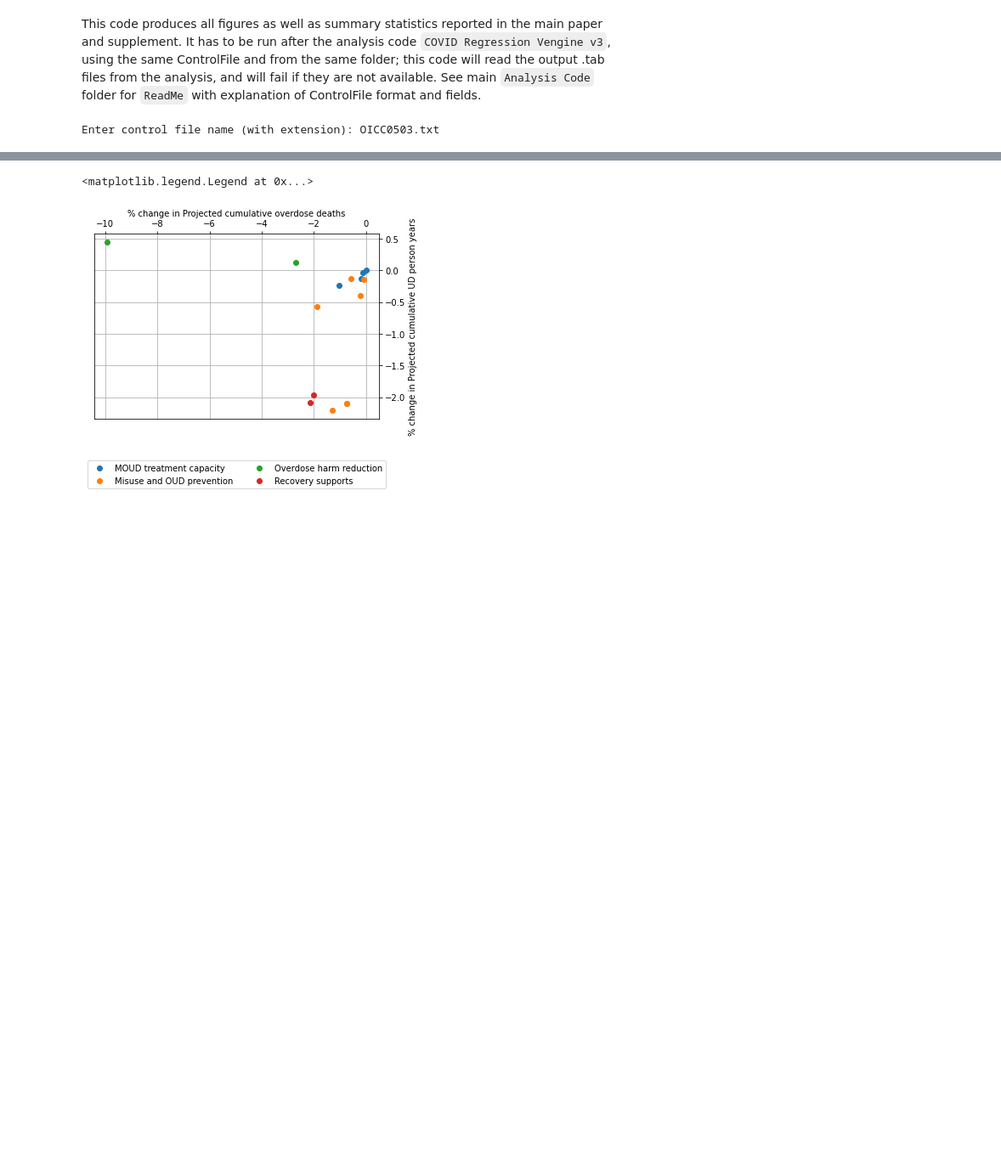
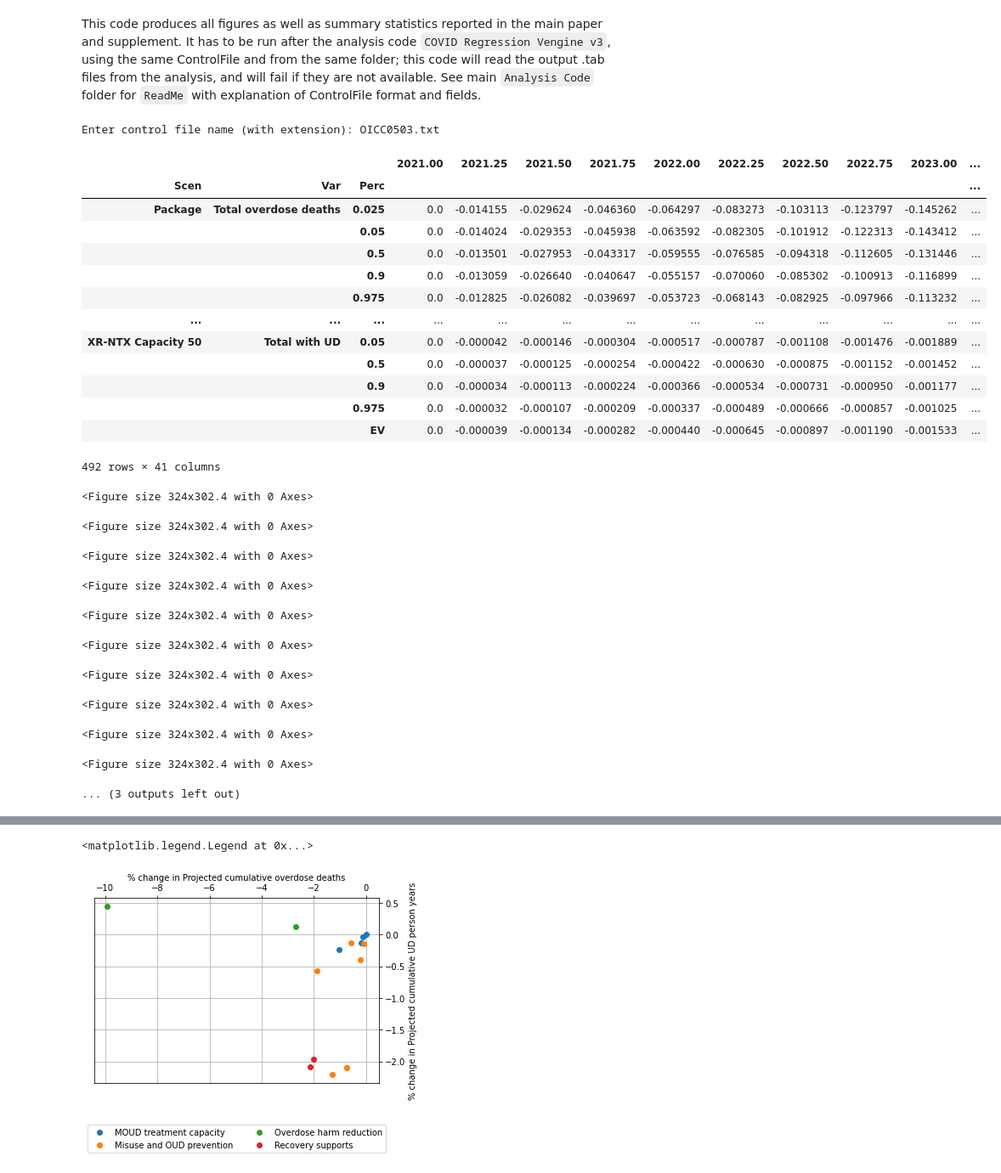
Before and after one commit to tseyanglim/SOURCE, a Jupyter notebook: OSM Graphing.ipynb, the cells around one changed output, grey strips where cells are left out. Shown at 85% size. Saved outputs shown, nothing was run; the diff lists cells and outputs as text; code cells hidden in the pictures; blank space fills up the shorter version.

```diff
--- a/OSM Graphing.ipynb
+++ b/OSM Graphing.ipynb
@@ -464,33 +464,58 @@ basedir = os.getcwd()
 Enter control file name (with extension): OICC0503.txt
 # %%
 # Annual policy projection graphs
-pollist = ['Bup Providers', 'Bup Prov Capacity',
-       'Diversion', 'Diverted Rx Init', 'Fent OD Risk', 'Heroin Init',
-       'MME per Rx', 'MMT Capacity', 'Nx Kits', 'Own Rx Init',
-       'Peer Recovery', 'Return to OUD', 'Rx Duration', 'People with Rx',
-       'XR-NTX Capacity']
+pollist = ['Bup Providers', 'Bup Prov Capacity', 'Diverted Rx Init',
+           'Fent OD Risk', 'Heroin Init', 'MMT Capacity', 'Nx Kits', 'Own Rx Init',
+           'Peer Recovery', 'Return to OUD', 'People with Rx', 'Developing OUD', 'XR-NTX Capacity']
 
 annpolproj = pd.read_csv(f'X3_polprojann.tab', sep = '\t', index_col=[0,1,2])
 annpolproj.columns = annpolproj.columns.astype(float)
 
 ap = annpolproj.loc[:, endyear+2.:]
-ap.to_csv("ann_raw_results.csv")
-
+# ap.to_csv("ann_raw_results.csv")
+# print(ap.index.get_level_values('Scen').unique())
+display(ap)
 plt.rc('font', size=12)
 
-# for scen in pollist:
-#     fig1, ax = plt.subplots(figsize=[4.5, 4.2])
-#     s = ap.loc[scen]
-#     #lines = [ax.plot(s.loc[var, 'EV']) for var in projvars]
-#     for var in projvars:
-#         ax.plot(s.loc[var, 'EV']*100)
-#         ax.fill_between(s.columns, s.loc[var, str(0.025)]*100, s.loc[var, str(0.975)]*100, alpha=0.2)
-#         ax.plot([2021, 2031], [0, 0], 'k', linestyle='--', lw=1) # reference line at y=0
-#         ax.set_ylim([-14, 2])
-#         ax.yaxis.set_major_formatter(mticker.PercentFormatter(decimals=0))
-#         loc = mticker.MultipleLocator(base=1)
-#         ax.xaxis.set_major_locator(loc)
-#         ax.tick_params(axis='x', labelrotation=90)
-#     fig1.tight_layout()
-#     fig1.savefig(f'Figures/{scen}.pdf')
-#     fig1.clf()
+for scen in pollist:
+    fig1, ax = plt.subplots(figsize=[4.5, 4.2])
+    s = ap.loc[scen]
+    #lines = [ax.plot(s.loc[var, 'EV']) for var in projvars]
+    for var in projvars:
+        ax.plot(s.loc[var, 'EV']*100)
+        ax.fill_between(s.columns, s.loc[var, str(0.025)]*100, s.loc[var, str(0.975)]*100, alpha=0.2)
+        ax.plot([2021, 2031], [0, 0], 'k', linestyle='--', lw=1) # reference line at y=0
+        ax.set_ylim([-14, 2])
+        ax.yaxis.set_major_formatter(mticker.PercentFormatter(decimals=0))
+        loc = mticker.MultipleLocator(base=1)
+        ax.xaxis.set_major_locator(loc)
+        ax.tick_params(axis='x', labelrotation=90)
+    fig1.tight_layout()
+    fig1.savefig(f'Figures/{scen}.svg')
+    fig1.clf()
+# %% [output]
+|  |  |  | 2021.00 | 2021.25 | 2021.50 | 2021.75 | 2022.00 | 2022.25 | 2022.50 | 2022.75 | 2023.00 | ... |
+| Scen | Var | Perc |  |  |  |  |  |  |  |  |  | ... |
+| Package | Total overdose deaths | 0.025 | 0.0 | -0.014155 | -0.029624 | -0.046360 | -0.064297 | -0.083273 | -0.103113 | -0.123797 | -0.145262 | ... |
+|  |  | 0.05 | 0.0 | -0.014024 | -0.029353 | -0.045938 | -0.063592 | -0.082305 | -0.101912 | -0.122313 | -0.143412 | ... |
+|  |  | 0.5 | 0.0 | -0.013501 | -0.027953 | -0.043317 | -0.059555 | -0.076585 | -0.094318 | -0.112605 | -0.131446 | ... |
+|  |  | 0.9 | 0.0 | -0.013059 | -0.026640 | -0.040647 | -0.055157 | -0.070060 | -0.085302 | -0.100913 | -0.116899 | ... |
+|  |  | 0.975 | 0.0 | -0.012825 | -0.026082 | -0.039697 | -0.053723 | -0.068143 | -0.082925 | -0.097966 | -0.113232 | ... |
+| ... | ... | ... | ... | ... | ... | ... | ... | ... | ... | ... | ... | ... |
+| XR-NTX Capacity 50 | Total with UD | 0.05 | 0.0 | -0.000042 | -0.000146 | -0.000304 | -0.000517 | -0.000787 | -0.001108 | -0.001476 | -0.001889 | ... |
+|  |  | 0.5 | 0.0 | -0.000037 | -0.000125 | -0.000254 | -0.000422 | -0.000630 | -0.000875 | -0.001152 | -0.001452 | ... |
+|  |  | 0.9 | 0.0 | -0.000034 | -0.000113 | -0.000224 | -0.000366 | -0.000534 | -0.000731 | -0.000950 | -0.001177 | ... |
+|  |  | 0.975 | 0.0 | -0.000032 | -0.000107 | -0.000209 | -0.000337 | -0.000489 | -0.000666 | -0.000857 | -0.001025 | ... |
+|  |  | EV | 0.0 | -0.000039 | -0.000134 | -0.000282 | -0.000440 | -0.000645 | -0.000897 | -0.001190 | -0.001533 | ... |
+492 rows × 41 columns
+<Figure size 324x302.4 with 0 Axes>
+<Figure size 324x302.4 with 0 Axes>
+<Figure size 324x302.4 with 0 Axes>
+<Figure size 324x302.4 with 0 Axes>
+<Figure size 324x302.4 with 0 Axes>
+<Figure size 324x302.4 with 0 Axes>
+<Figure size 324x302.4 with 0 Axes>
+<Figure size 324x302.4 with 0 Axes>
+<Figure size 324x302.4 with 0 Axes>
+<Figure size 324x302.4 with 0 Axes>
+... (3 outputs left out)
```
Also changed, not shown: parts of 3 cells of this notebook, 1 other file.
